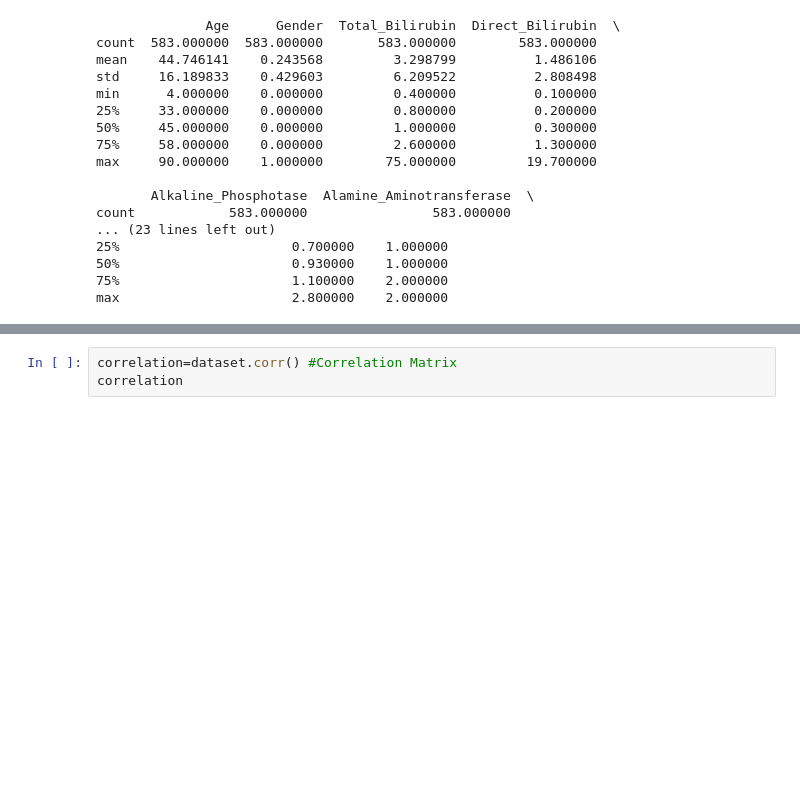
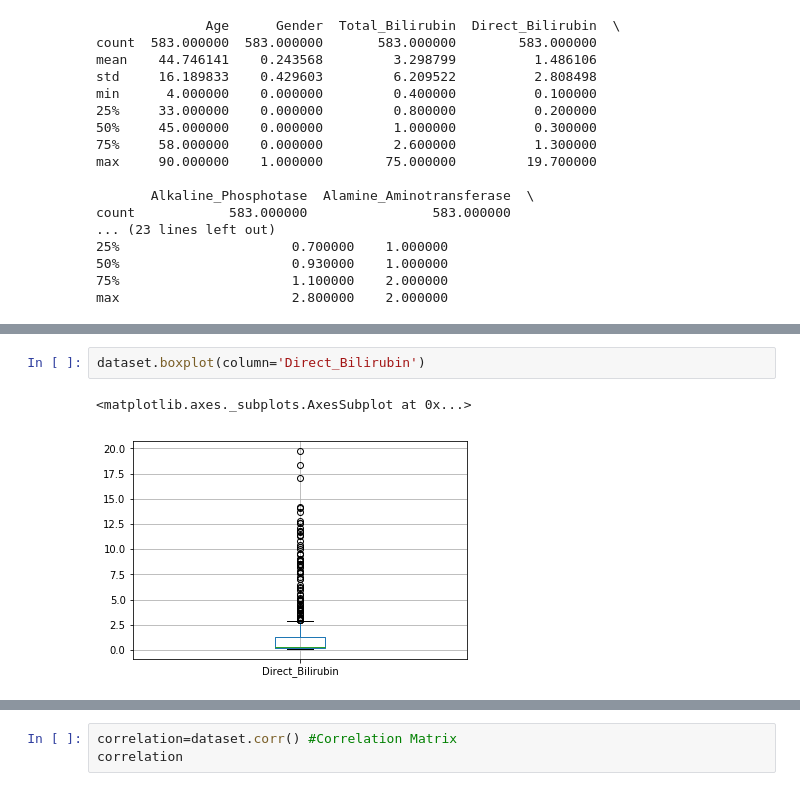
Before and after one commit to asharel/ml, a Jupyter notebook: LAB1/Recursos/pruebadatos.ipynb, the cells around one changed output, grey strips where cells are left out. Saved outputs shown, nothing was run; the diff lists cells and outputs as text; blank space fills up the shorter version.

```diff
--- a/LAB1/Recursos/pruebadatos.ipynb
+++ b/LAB1/Recursos/pruebadatos.ipynb
@@ -93,0 +138,5 @@ max                      2.800000    2.000000
+# %%
+dataset.boxplot(column='Direct_Bilirubin')
+# %% [output]
+<matplotlib.axes._subplots.AxesSubplot at 0x...>
+[figure, added]
```
Also changed, not shown: parts of 22 cells of this notebook, 10 other files.
